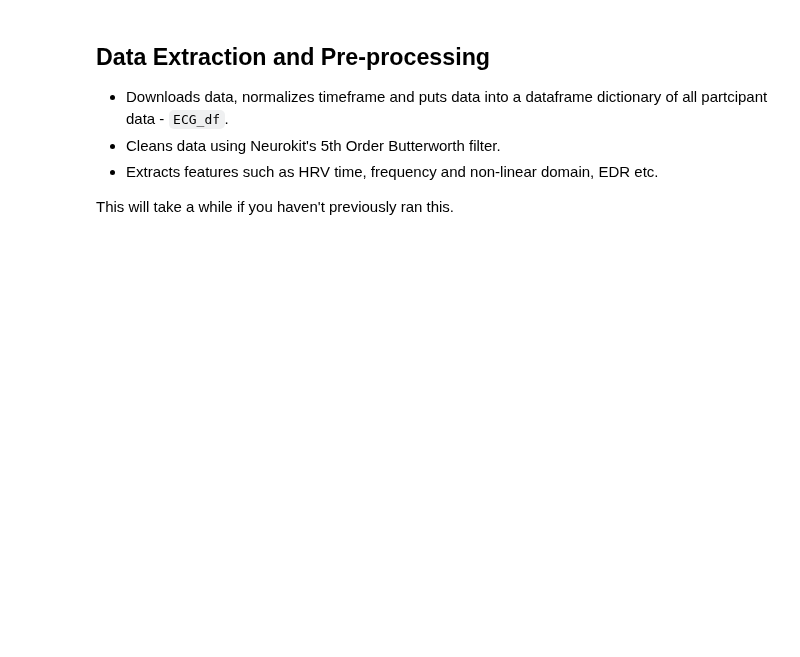
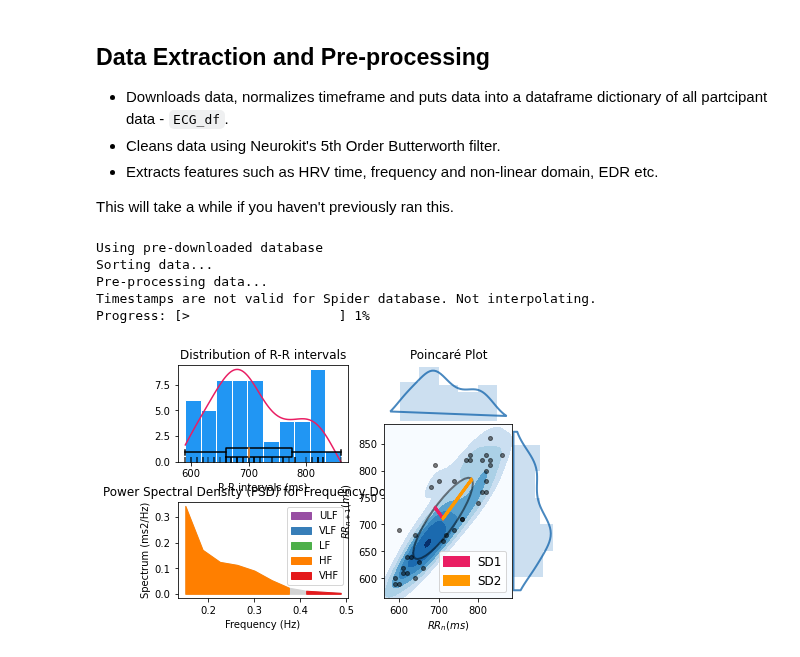
Before and after one commit to WillPowellUk/ECG-Stress-Classifier, a Jupyter notebook: ECG-Stress-Classifier.ipynb, the cells around one changed output. Cells and saved outputs as stored; diff of their text form; code cells hidden in the pictures; blank space fills up the shorter version.

```diff
--- a/ECG-Stress-Classifier.ipynb
+++ b/ECG-Stress-Classifier.ipynb
@@ -73,6 +74,7 @@ class Utilities():
         for i, df in enumerate(df_list):
             filename = os.path.join(folder_path, f'df_{i}.csv')
             df.to_csv(filename, index=False)
+            Utilities.progress_bar(i+1, len(df_list))
 
 
     def check_csv_exists(folder_path, index):
@@ -94,6 +96,10 @@ class Utilities():
     def merge_dataset_columns(df1, df2):
         # concatenate the two dataframes with the new dataframe in between
         return pd.concat([df1, df2], axis=1)
+
+# Bigger plots
+plt.rcParams['figure.figsize'] = [15, 5]
+plt.rcParams['font.size']= 14
 # %%
 # Define DataExtraction class
 class DataExtraction():
@@ -147,21 +153,20 @@ class DataExtraction():
                 ECG_participant_df = pd.read_csv(ECG_file, sep='\t', names = ['ECG','Timestamp','NA'])
                 ECG_participant_df = ECG_participant_df.drop(columns=['NA'])
 
-                # todo sanity check labelling and ensure quality of plotting.
-
                 # set the start time to use to normalize the other times
                 normalized_time = ECG_participant_df.iloc[0,1]
                 ECG_participant_df.Timestamp = ECG_participant_df.Timestamp-normalized_time
 
                 # read in trigger file
                 triggers_df_temp = pd.read_csv(triggers_file, sep='\t', names = ['clip','on','off'])
+                # normalize time series
                 triggers_df_temp.on = triggers_df_temp.on-normalized_time
                 triggers_df_temp.off = triggers_df_temp.off-normalized_time
 
                 # Create the 'Stressed' (label) column with all zeros
                 ECG_participant_df["Stressed"] = np.zeros(len(ECG_participant_df))
-                # This checks which time stamps fall into the time ranges when the clips are delivered, results in a column of "true" and "false"
-                conditions = pd.concat([(ECG_participant_df['Timestamp'] >= triggers_df_temp.on[i]) & (ECG_participant_df['Timestamp'] <= triggers_df_temp.off[i]) for i in range(0,17)],axis=1).any(axis=1)
+                # This checks which time stamps fall into the time ranges when the clips are delivered (ignoring demo clip), results in a column of "true" and "false"
+                conditions = pd.concat([(ECG_participant_df['Timestamp'] >= triggers_df_temp.on[i]) & (ECG_participant_df['Timestamp'] <= triggers_df_temp.off[i]) for i in range(1,17)],axis=1).any(axis=1)
                 ECG_participant_df["Stressed"] = conditions
                 # move stressed label to first column
                 ECG_participant_df.insert(0, "Stressed", ECG_participant_df.pop('Stressed'))
@@ -172,6 +177,7 @@ class DataExtraction():
                 Utilities.progress_bar(index, len(sub_directories)-1)
 
         # save dataframe for nextime
+        print("Saving sorted data...")
         Utilities.save_list_of_dataframes(ECG_df, self.save_to_path)
 # %%
 # Define PreProcessing Class:
@@ -185,6 +191,10 @@ class PreProcessing():
 
     # interpolates data to achieve sampling rate
     def interpolate(self):
+        if database == 'Spider':
+            print("Timestamps are not valid for Spider database. Not interpolating.")
+            return
+
         # convert timestamp column to a NumPy array
         timestamps = self.ECG_df['Timestamp'].to_numpy()
 
@@ -257,7 +267,8 @@ class PreProcessing():
 # Define FeatureExtraction Class
 class FeatureExtraction():
     # takes in cleaned ECG data
-    def __init__(self, sampled_ECG:dict):
+    def __init__(self, sampled_ECG:dict, show_plot=False):
+        self.show_plot = show_plot
         self.sampled_ECG = sampled_ECG
         # copy dictionary keys and size from sampled_ECG to featured_ECG
         self.featured_ECG = {}
@@ -278,6 +289,9 @@ class FeatureExtraction():
     def neurokit_features(self, HRV=True, EDR=True):
         for label in self.sampled_ECG.keys():
             for index, sample in enumerate(self.sampled_ECG[label]):
+                # only show plot once
+                if index!=0:
+                    self.show_plot = False
                 # extract R-R peaks
                 np.seterr(divide="ignore", invalid="ignore")
                 r_peaks_df = nk.ecg_peaks(sample, sampling_rate=sampling_rate, correct_artifacts=True)[0]
@@ -286,7 +300,9 @@ class FeatureExtraction():
                 if HRV:
                     Utilities.print_overwrite("HRV Extraction...")
                     # compute HRV - time, frequency and nonlinear indices.
-                    HRV_df = nk.hrv(r_peaks_df, sampling_rate=sampling_rate, show=True)
+                    warnings.filterwarnings('ignore') # temporarily supress warnings
+                    HRV_df = nk.hrv(r_peaks_df, sampling_rate=sampling_rate, show=self.show_plot)
+                    warnings.filterwarnings('default')
                     # add feature to dataframe
                     self.add_to_featured_df(HRV_df, label, index)
 
@@ -324,24 +340,33 @@ This will take a while if you haven't previously ran this.
 # %%
 # Download and sort database to Sorted Directory
 de = DataExtraction(f'{directory}Sorted')
 de.download_data()
 de.sort_data()
 
 # For each participant, segment, clean and extract data
 print("Pre-processing data...")
-for index in range(number_of_participants):
+for index in range(1): # number_of_participants
+    # show plots for first participant only
+    show_plot = True if index==0 else False
+
     # skip if features already extracted, otherwise use extract using sorted data
     if not Utilities.check_csv_exists(f'{directory}FeaturesExtracted', index):
         df = Utilities.load_dataframe(Utilities.check_csv_exists(f'{directory}Sorted', index))
-
         # interpolate, segment using sliding window and clean data
         pp = PreProcessing(df, sampling_rate)
         pp.interpolate()
         pp.segment(window_length, overlap)
         pp.clean()
         sampled_ECG = pp.get_samples()
 
         # extract feautres for each segment
-        fe = FeatureExtraction(sampled_ECG)
+        fe = FeatureExtraction(sampled_ECG, show_plot)
         fe.neurokit_features(HRV=True, EDR=False)
         Utilities.progress_bar(index+1, number_of_participants)
+# %% [output]
+Using pre-downloaded database
+Sorting data...
+Pre-processing data...
+Timestamps are not valid for Spider database. Not interpolating.
+Progress: [>                   ] 1%
+[figure, added]
```
Also changed, not shown: parts of 1 cell of this notebook.
